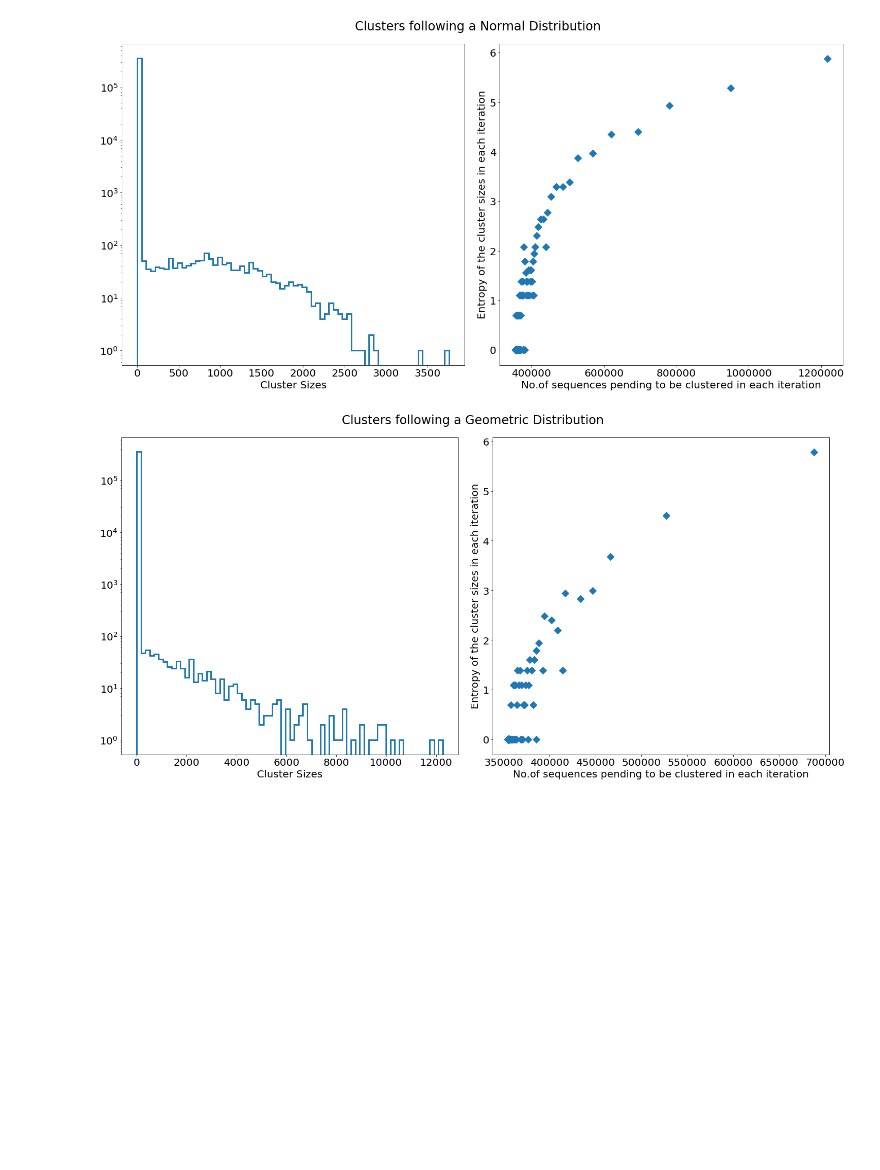
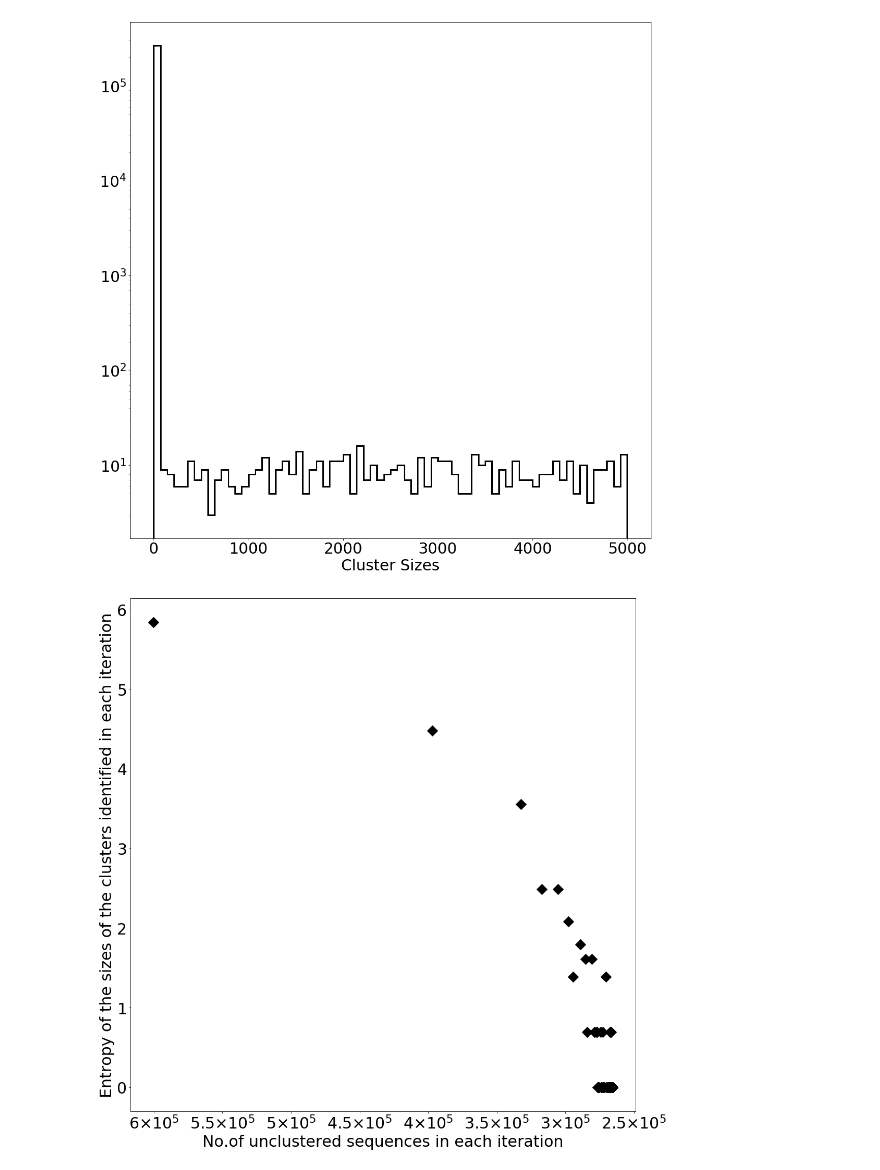
Before and after one commit to hsmurali/SCRAPT, a Jupyter notebook: Experiments/Plot_Simulation_Results.ipynb, the cells around one changed output. Saved outputs shown, nothing was run; the diff lists cells and outputs as text; code cells hidden in the pictures; blank space fills up the shorter version.

```diff
--- a/Experiments/Plot_Simulation_Results.ipynb
+++ b/Experiments/Plot_Simulation_Results.ipynb
@@ -1,10 +1,15 @@
 # %%
 import pickle
+import numpy as np
 import pandas as pd
 import matplotlib.pyplot as plt
-from matplotlib.backends.backend_pdf import PdfPages
+import matplotlib.ticker as mtick
+from math import log, exp
 
-rcParams = {'font.size': 20 , 'font.weight': 'normal', 'font.family': 'sans-serif',
+def Return_Approximate_Prob(N, k, n, m):
+    return exp(-k*n/N)*(1+(k*n/N)*exp(k*m/N))
+
+rcParams = {'font.size': 30 , 'font.weight': 'normal', 'font.family': 'sans-serif',
             'axes.unicode_minus':False, 'axes.labelweight':'normal'}
 plt.rcParams.update(rcParams)
 
@@ -13,4 +18,7 @@ d_Uniform = pickle.load(open(data_path+'Uniform_Distribution.pkl', 'rb'))
 d_Normal = pickle.load(open(data_path+'Normal_Distribution.pkl', 'rb'))
 d_Geometric = pickle.load(open(data_path+'Geometric_Distribution.pkl', 'rb'))
 
-pdf = PdfPages('/Users/harihara/Research-Activities/Plots/Iterative_Clustering/Simulations.pdf')
+f = mtick.ScalarFormatter(useOffset=False, useMathText=True)
+g = lambda x,pos : "${}$".format(f._formatSciNotation('%1.10e' % x))
+
+out_path = '/Users/harihara/Research-Activities/Plots/Iterative_Clustering/ISMB_Figures/'
@@ -35,34 +24,0 @@ pdf.savefig(fig)
-# %%
-fig,ax = plt.subplots(1,2,figsize = (21,10.5))
-d_Normal['Naive_Sampling_Simulation'].plot.scatter('Num_Seqs_Unclustered','Entropy_Clustered', ax = ax[1],
-                                                   s = 100, marker = 'D')
-bins = ax[0].hist(d_Normal['Clusters'], bins = 70, density = False, histtype = 'step', linewidth = 3)
-ax[0].set_yscale('log')
-ax[0].set_xlabel('Cluster Sizes')
-
-ax[1].set_xlabel('No.of sequences pending to be clustered in each iteration')
-ax[1].set_ylabel('Entropy of the cluster sizes in each iteration')
-
-fig.suptitle('Clusters following a Normal Distribution')
-fig.tight_layout()
-fig.subplots_adjust(top = 0.92)
-pdf.savefig(fig)
-# %% [output]
-[figure, removed]
-# %%
-fig,ax = plt.subplots(1,2,figsize = (21,10.5))
-d_Geometric['Naive_Sampling_Simulation'].plot.scatter('Num_Seqs_Unclustered','Entropy_Clustered', ax = ax[1],
-                                                      s = 100, marker = 'D')
-bins = ax[0].hist(d_Geometric['Clusters'], bins = 70, density = False, histtype = 'step', linewidth = 3)
-ax[0].set_yscale('log')
-ax[0].set_xlabel('Cluster Sizes')
-
-ax[1].set_xlabel('No.of sequences pending to be clustered in each iteration')
-ax[1].set_ylabel('Entropy of the cluster sizes in each iteration')
-
-fig.suptitle('Clusters following a Geometric Distribution')
-fig.tight_layout()
-fig.subplots_adjust(top = 0.92)
-pdf.savefig(fig)
-# %% [output]
-[figure, removed]
@@ -70,0 +25,23 @@ pdf.close()
+# %%
+plt.rcParams.update(rcParams)
+
+fig1,ax1 = plt.subplots(1,1,figsize = (16,16))
+bins = ax1.hist(d_Uniform['Clusters'], bins = 70, density = False, histtype = 'step', linewidth = 3,
+                color = 'black')
+ax1.set_yscale('log')
+ax1.set_xlabel('Cluster Sizes')
+fig1.tight_layout()
+fig1.savefig(out_path+'Simulation_Uniform_Cluster_Distribution.pdf')
+
+fig2,ax2 = plt.subplots(1,1,figsize = (16,16))
+d_Uniform['Naive_Sampling_Simulation'].plot.scatter('Num_Seqs_Unclustered','Entropy_Clustered', ax = ax2,
+                                                    s = 200, marker = 'D', color = 'black')
+ax2.xaxis.set_major_formatter(mtick.FuncFormatter(g))
+ax2.set_xlim(ax2.get_xlim()[::-1])
+ax2.set_xlabel('No.of unclustered sequences in each iteration')
+ax2.set_ylabel('Entropy of the sizes of the clusters identified in each iteration')
+fig2.tight_layout()
+fig2.savefig(out_path+'Simulation_Uniform_Cluster_Entropy.pdf')
+# %% [output]
+[figure, added]
+[figure, added]
```
Also changed, not shown: parts of 8 cells of this notebook, 5 other files.
